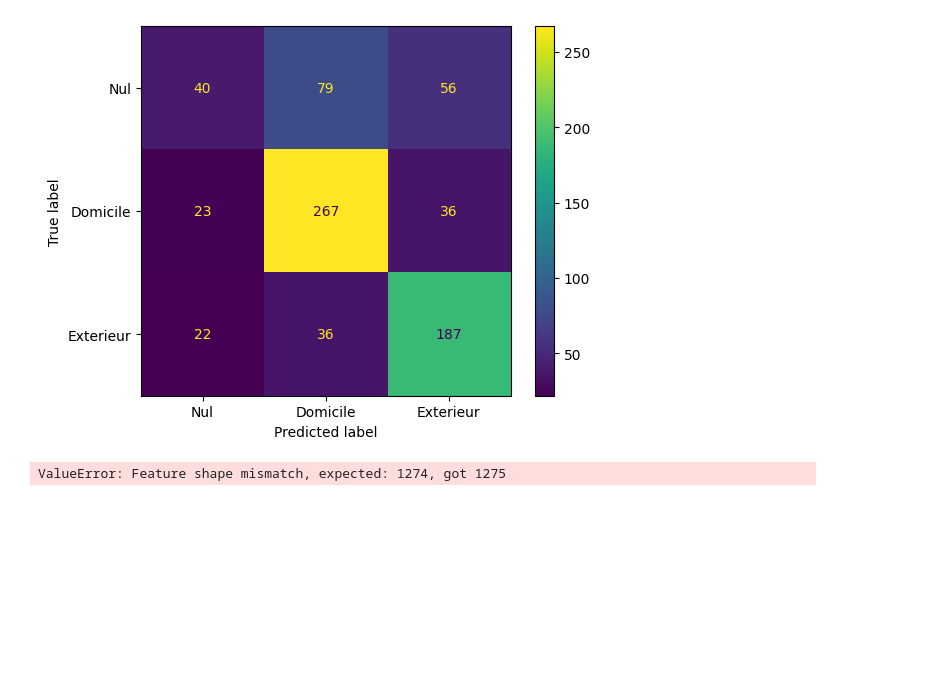
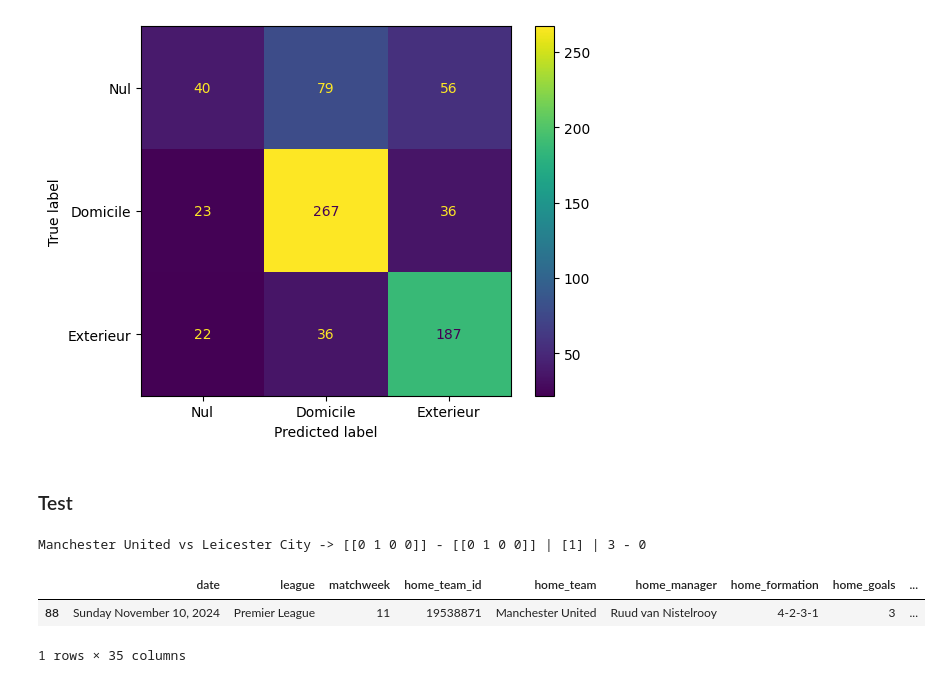
Before and after one commit to Flow791/ml_zoomcamp, a Jupyter notebook: mid_term_project/src/football_predict_model.ipynb, the cells around one changed output. Drawn from its saved outputs; the diff is of its cells as text; code cells hidden in the pictures; blank space fills up the shorter version.

Commit message:
Models work

```diff
--- a/mid_term_project/src/football_predict_model.ipynb
+++ b/mid_term_project/src/football_predict_model.ipynb
@@ -52,8 +52,8 @@ Nb NaN: 0
 | 4 | Nuno Espírito Santo | 4-2-3-1 | 1 | 1.7 | 1.0 | 0 | Oliver Glasner | 3-1-4-2 | ... |
 5 rows × 28 columns
 # %%
-def get_train_test_split(df_leagues: pd.DataFrame, label_name:str = 'home_goals') -> (pd.DataFrame, pd.DataFrame, pd.Series, pd.Series):
-    df_train, df_test = train_test_split(df_leagues, test_size=0.2, random_state=42)
+def get_train_test_split(df: pd.DataFrame, label_name:str = 'home_goals') -> (pd.DataFrame, pd.DataFrame, pd.Series, pd.Series):
+    df_train, df_test = train_test_split(df, test_size=0.2, random_state=42)
 
     y_train = df_train[f'{label_name}']
     y_test = df_test[f'{label_name}']
@@ -64,21 +64,20 @@ def get_train_test_split(df_leagues: pd.DataFrame, label_name:str = 'home_goals'
     return df_train, df_test, y_train, y_test
 
 
-dict_vectorizer = DictVectorizer(sparse=False)
-
 def get_X_train_test(df_train:pd.DataFrame, df_test:pd.DataFrame):
+    dict_vectorizer = DictVectorizer(sparse=False)
     train_serie_dict = df_train.to_dict(orient='records')
     test_serie_dict = df_test.to_dict(orient='records')
 
     X_train = dict_vectorizer.fit_transform(train_serie_dict)
     X_test = dict_vectorizer.transform(test_serie_dict)
 
-    return X_train, X_test
+    return X_train, X_test, dict_vectorizer
 # %% [markdown]
 ### Predict Home
 # %%
 df_train_home, df_test_home, y_train_home, y_test_home = get_train_test_split(df_leagues, 'home_goals')
-X_train_home, X_test_home = get_X_train_test(df_train_home, df_test_home)
+X_train_home, X_test_home, home_dict_vectorizer = get_X_train_test(df_train_home, df_test_home)
 
 y_train_home_no_goal = (y_train_home == 0).astype(int)
 y_train_home_one_goal = (y_train_home >= 1).astype(int)
@@ -160,7 +153,7 @@ Accuracy: 0 Goal -> 0.7627345844504021 | 1 Goals -> 0.3297587131367292 | 2 Goals
 # %%
 #Predict away goals
 df_train_away, df_test_away, y_train_away, y_test_away = get_train_test_split(df_leagues, 'away_goals')
-X_train_away, X_test_away = get_X_train_test(df_train_away, df_test_away)
+X_train_away, X_test_away, away_dict_vectorizer = get_X_train_test(df_train_away, df_test_away)
 
 y_train_away_no_goal = (y_train_away == 0).astype(int)
 y_train_away_one_goal = (y_train_away >= 1).astype(int)
@@ -255,12 +242,13 @@ y_pred_away_goals = [
     for arr in y_pred_away
 ]
 # %%
-df_leagues['result'] = [0 if x == 0 else 1 if x > 0 else 2 for x in df_leagues['home_goals'] - df_leagues['away_goals']]
-df_leagues['home_goals'] = y_pred_home_goals
-df_leagues['away_goals'] = y_pred_away_goals
-df_train_result, df_test_result, y_train_result, y_test_result = get_train_test_split(df_leagues, 'result')
+df_leagues_scores = df_leagues.copy()
+df_leagues_scores['result'] = [0 if x == 0 else 1 if x > 0 else 2 for x in df_leagues_scores['home_goals'] - df_leagues_scores['away_goals']]
+df_leagues_scores['home_goals'] = y_pred_home_goals
+df_leagues_scores['away_goals'] = y_pred_away_goals
+df_train_result, df_test_result, y_train_result, y_test_result = get_train_test_split(df_leagues_scores, 'result')
 
-X_train_result, X_test_result = get_X_train_test(df_train_result, df_test_result)
+X_train_result, X_test_result, score_dict_vectorizer = get_X_train_test(df_train_result, df_test_result)
 
 r_model = xgb.XGBClassifier(random_state=42)
 
@@ -339,31 +314,43 @@ Accuracy: 0.6514745308310992
 Accuracy: 0.6635388739946381
 <sklearn.metrics._plot.confusion_matrix.ConfusionMatrixDisplay at 0x...>
 [figure]
+# %% [markdown]
+### Test
 # %%
 df_all_leagues = pd.read_csv('../data/csv/Leagues.csv', index_col=0)
 
 def get_last_game_mu():
     df_premier_leagues = df_all_leagues[df_all_leagues['league'].str.contains('Premier League')]
     df_mu_last_game = df_premier_leagues[
         (df_premier_leagues['home_team'].str.contains('Manchester United')) &
         (df_premier_leagues['away_team'].str.contains('Leicester'))].copy()
     df_mu_last_game = df_mu_last_game[df_mu_last_game['date'].str.contains('2024')].copy()
     #df_mu_last_game['date'] = pd.to_datetime(df_mu_last_game['date'], format='%A %B %d, %Y')
     #df_mu_last_game = df_mu_last_game.sort_values('date', ascending=False).head(1)
 
     return df_mu_last_game
 
 df_mu_last_game = get_last_game_mu()
 df_mu_last_game.drop(['league', 'matchweek', 'home_team_id', 'away_team_id', 'home_team', 'away_team'], axis=1, inplace=True)
-mu_last_game_serie = dict_vectorizer.transform(df_mu_last_game.to_dict(orient='records'))
 
-mu_home_goals = home_model.predict(mu_last_game_serie)
-mu_away_goals = away_model.predict(mu_last_game_serie)
-mu_result = result_model.predict(mu_last_game_serie)
+X_home_goal = home_dict_vectorizer.transform(df_mu_last_game.copy().to_dict(orient='records'))
+X_away_goal = away_dict_vectorizer.transform(df_mu_last_game.copy().to_dict(orient='records'))
+X_score = score_dict_vectorizer.transform(df_mu_last_game.copy().to_dict(orient='records'))
+
+mu_home_goals = home_model.predict(X_home_goal)
+mu_away_goals = away_model.predict(X_away_goal)
+mu_result = result_model.predict(X_score)
+
+#df_leagues['result'] = [0 if x == 0 else 1 if x > 0 else 2 for x in df_leagues['home_goals'] - df_leagues['away_goals']]
+#df_leagues['home_goals'] = y_pred_home_goals
+#df_leagues['away_goals'] = y_pred_away_goals
 
 df_mu_last_game = get_last_game_mu()
 print(f'Manchester United vs {df_mu_last_game["away_team"].values[0]} -> {mu_home_goals} - {mu_away_goals} | {mu_result} | {df_mu_last_game["home_goals"].values[0]} - {df_mu_last_game["away_goals"].values[0]}')
 
 df_mu_last_game
 # %% [output]
-ValueError: Feature shape mismatch, expected: 1274, got 1275
+Manchester United vs Leicester City -> [[0 1 0 0]] - [[0 1 0 0]] | [1] | 3 - 0
+|  | date | league | matchweek | home_team_id | home_team | home_manager | home_formation | home_goals | ... |
+| 88 | Sunday November 10, 2024 | Premier League | 11 | 19538871 | Manchester United | Ruud van Nistelrooy | 4-2-3-1 | 3 | ... |
+1 rows × 35 columns
```
Also changed, not shown: parts of 7 cells of this notebook.
